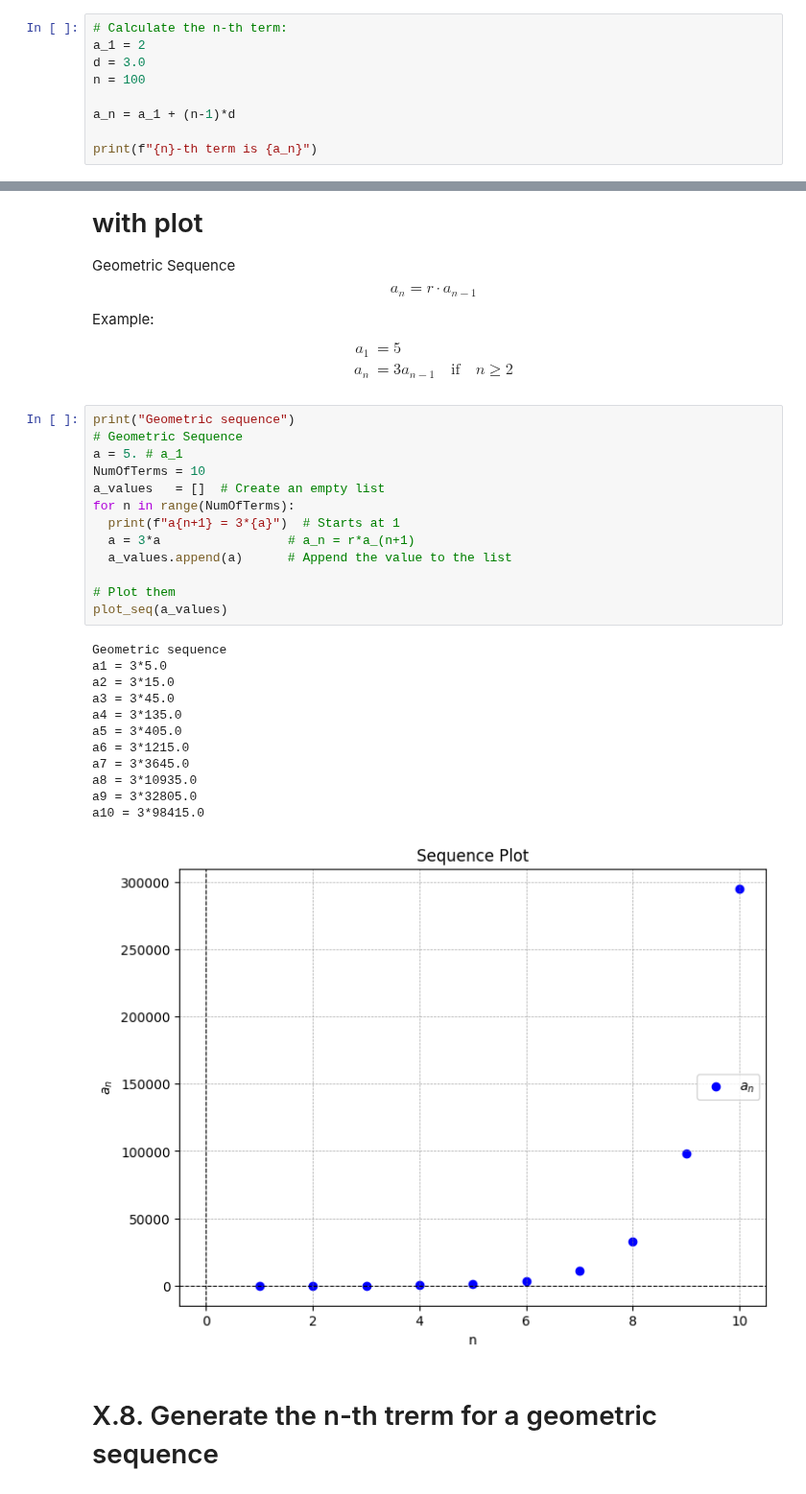
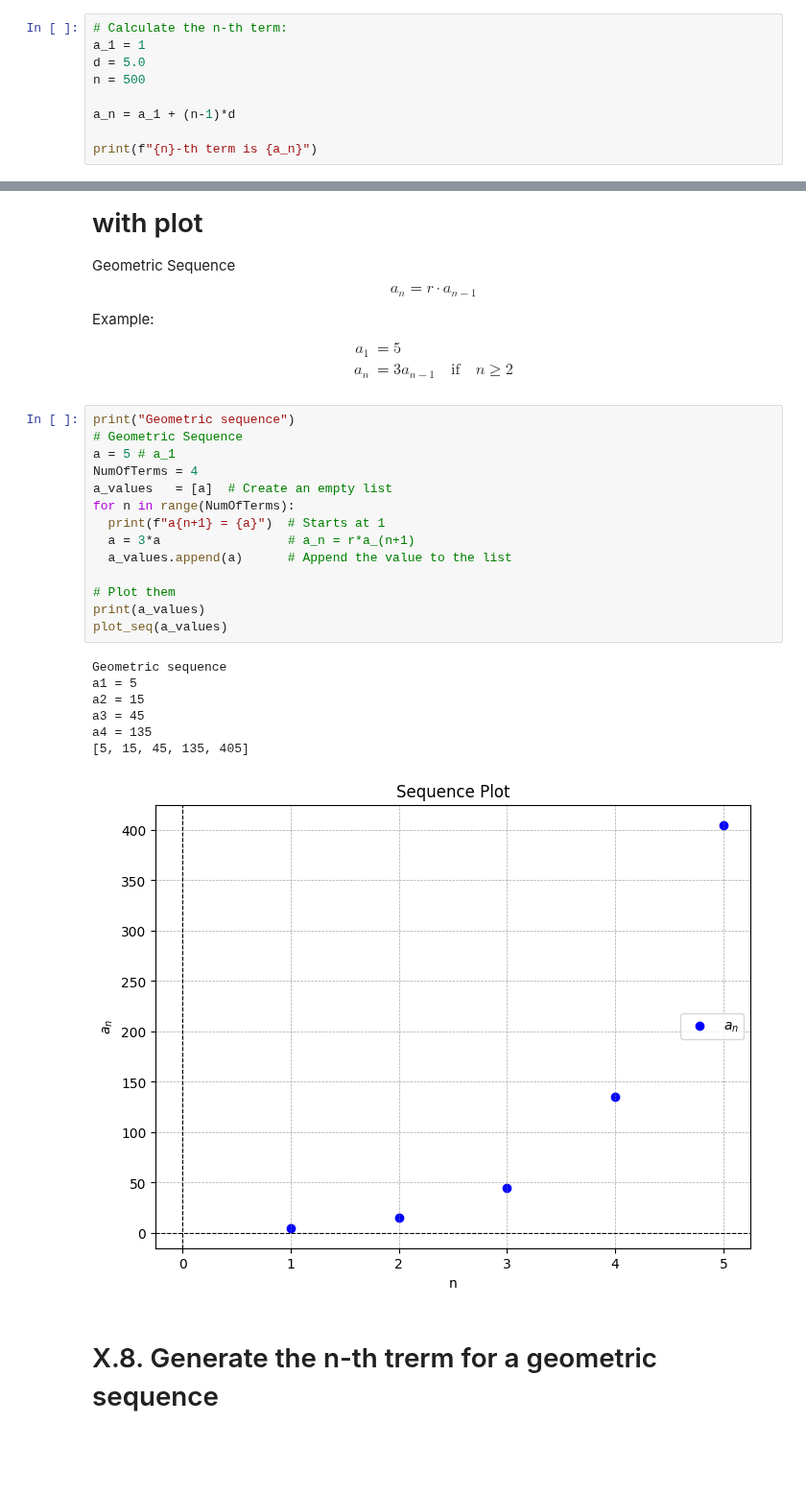
Before and after one commit to pattichis/GraphFuns2, a Jupyter notebook: homework_funs.ipynb, the cells around one changed output, grey strips where cells are left out. Shown at 96% size. Saved outputs shown, nothing was run; the diff lists cells and outputs as text; blank space fills up the shorter version.

```diff
--- a/homework_funs.ipynb
+++ b/homework_funs.ipynb
@@ -296,9 +312,9 @@ a10 = -74-9
 # X.6. Generate the n-th term of an arithmetic sequence
 # %%
 # Calculate the n-th term:
-a_1 = 2
-d = 3.0
-n = 100
+a_1 = 1
+d = 5.0
+n = 500
 
 a_n = a_1 + (n-1)*d
 
@@ -318,29 +334,25 @@ Example:
 # %%
 print("Geometric sequence")
 # Geometric Sequence
-a = 5. # a_1
-NumOfTerms = 10
-a_values   = []  # Create an empty list
+a = 5 # a_1
+NumOfTerms = 4
+a_values   = [a]  # Create an empty list
 for n in range(NumOfTerms):
-  print(f"a{n+1} = 3*{a}")  # Starts at 1
+  print(f"a{n+1} = {a}")  # Starts at 1
   a = 3*a                 # a_n = r*a_(n+1)
   a_values.append(a)      # Append the value to the list
 
 # Plot them
+print(a_values)
 plot_seq(a_values)
 # %% [output]
 Geometric sequence
-a1 = 3*5.0
-a2 = 3*15.0
-a3 = 3*45.0
-a4 = 3*135.0
-a5 = 3*405.0
-a6 = 3*1215.0
-a7 = 3*3645.0
-a8 = 3*10935.0
-a9 = 3*32805.0
-a10 = 3*98415.0
+a1 = 5
+a2 = 15
+a3 = 45
+a4 = 135
+[5, 15, 45, 135, 405]
-[figure, old version]
+[figure, new version]
 # %% [markdown]
 # X.8. Generate the n-th trerm for a geometric sequence
 # %%
```
Also changed, not shown: parts of 11 cells of this notebook.
